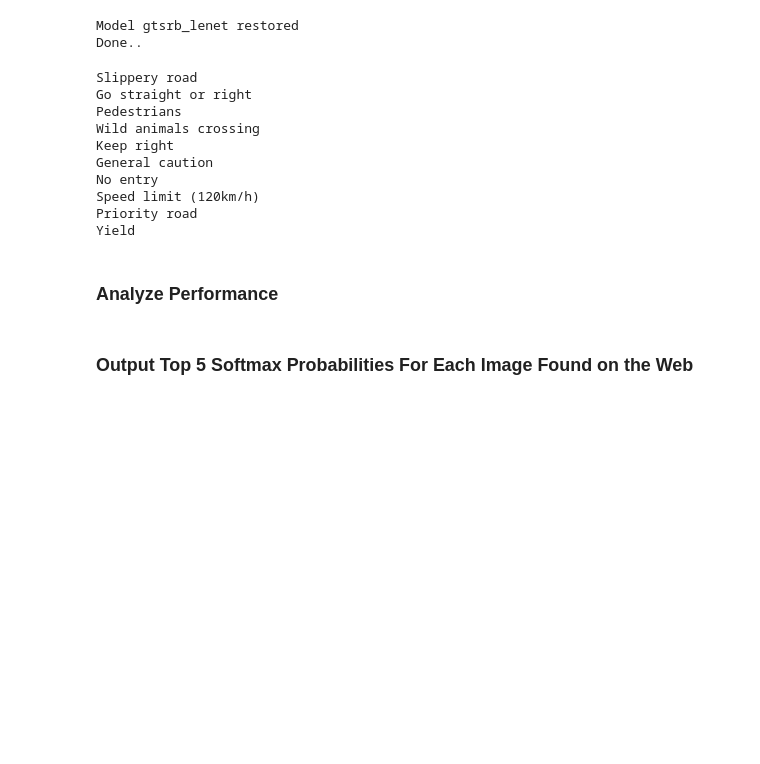
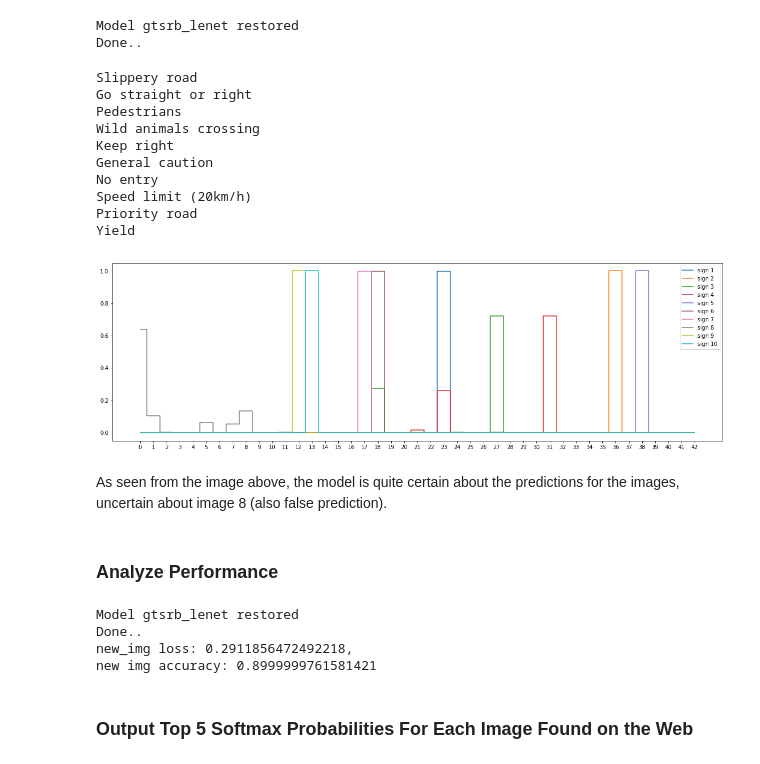
Before and after one commit to selyunin/carnd_t1_p2, a Jupyter notebook: Traffic_Sign_Classifier.ipynb, the cells around one changed output. Cells and saved outputs as stored; diff of their text form; code cells hidden in the pictures; blank space fills up the shorter version.

```diff
--- a/Traffic_Sign_Classifier.ipynb
+++ b/Traffic_Sign_Classifier.ipynb
@@ -446,7 +477,7 @@ def LeNet_gtsrb(x):
 
     conv_l2_dropout = tf.nn.dropout(conv_l2_pooling, keep_prob)
 
-    # Layer 2: Convolutional. Input = 5x5x64. Output = 4x4x128.
+    # Layer 3: Convolutional. Input = 5x5x64. Output = 4x4x128.
     conv_l3_in_depth = 64
     conv_l3_out_depth = 128
     conv_l3_padding = 'VALID'
@@ -461,13 +492,17 @@ def LeNet_gtsrb(x):
     conv_l3_stride = [1,1,1,1]
     conv_l3 = tf.nn.conv2d(conv_l2_dropout, conv_l3_W, conv_l3_stride, conv_l3_padding) + conv_l3_B
 
-    conv_l3_dropout = tf.nn.dropout(conv_l3, keep_prob)
+    # Activation.
+    conv_l3_relu = tf.nn.relu(conv_l3)
+
+    conv_l3_dropout = tf.nn.dropout(conv_l3_relu, keep_prob)
+
 
     # Flatten. Input = 4x4x128. Output = 2048.
     fc_flat = flatten(conv_l3_dropout)
 
 
-    # Layer 3: Fully Connected. Input = 1600. Output = 820.
+    # Layer 3: Fully Connected. Input = 2048. Output = 820.
     fc1_W_in_dim = 2048
     fc1_W_out_dim = 820
     fc1_W = tf.Variable(tf.truncated_normal([fc1_W_in_dim, fc1_W_out_dim], mean = mu, stddev = sigma))
@@ -544,7 +579,6 @@ def evaluate(X_data, y_data):
 # %%
 with tf.Session() as sess:
     sess.run(tf.global_variables_initializer())
-#     saver.restore(sess, './gtsrb_lenet')
     num_examples = len(X_train_new)
     train_loss_history = []
     train_acc_history = []
@@ -560,7 +594,6 @@ with tf.Session() as sess:
             sess.run(training_operation, feed_dict={x: batch_x, y: batch_y, keep_prob : 0.5})
         X_valid_normalized, y_valid = shuffle(X_valid_new, Y_valid_new)
         X_train_normalized, y_train = shuffle(X_train_new, Y_train_new)
-#         validation_accuracy = evaluate(X_valid, y_valid)
         validation_loss, validation_accuracy = evaluate(X_valid_normalized, y_valid)
         valid_loss_history.append(validation_loss)
         valid_acc_history.append(validation_accuracy)
@@ -575,8 +608,9 @@ with tf.Session() as sess:
                                                                                         train_loss,
                                                                                         ))
         print()
-    saver.save(sess, './gtsrb_lenet')
-    print("Model saved")
+    model_path = "./gtsrb_lenet.ckpt"
+    save_path = saver.save(sess, model_path)
+    print("Model saved in file: %s" % save_path)
 # %% [output]
 Training...
 
@@ -617,6 +654,6 @@ plt.show()
 # %%
 with tf.Session() as sess:
-    saver.restore(sess, './gtsrb_lenet')
+    saver.restore(sess, './gtsrb_lenet.ckpt')
     test_loss, test_accuracy = evaluate(X_test_new, Y_test_new)
     print("Test Accuracy = {:.3f}".format(test_accuracy))
 # %% [output]
@@ -727,14 +764,14 @@ New traffic signs: (10, 32, 32, 3)
 ### Predict the Sign Type for Each Image
 # %%
 ### Run the predictions here and use the model to output the prediction for each image.
-
+init = tf.global_variables_initializer()
 prediction_result = None
 with tf.Session() as sess:
     # Initialize variables
     sess.run(init)
     # Restore model weights from previously saved model
-    loader = tf.train.import_meta_graph('./gtsrb_lenet.meta')
-    saver.restore(sess, './gtsrb_lenet')
+    loader = tf.train.import_meta_graph('./gtsrb_lenet.ckpt.meta')
+    saver.restore(sess, tf.train.latest_checkpoint('.'))
     print("Model gtsrb_lenet restored ")
     prediction_result = sess.run(tf.nn.softmax(logits), feed_dict={x: X_new_img, keep_prob : 1.0})
     print("Done..")
@@ -752,6 +789,6 @@ Wild animals crossing
 Keep right
 General caution
 No entry
-Speed limit (120km/h)
+Speed limit (20km/h)
 Priority road
 Yield
@@ -761,9 +795,21 @@ Yield
+# %%
+### Visualization of the softmax probabilities.
+fig = plt.figure(figsize=(20,6))
+
+ax = fig.add_subplot(1,1,1)
+for idx, predictions in enumerate(prediction_result):
+    plt.step(range(n_classes), predictions, where='mid', label="sign {}".format(idx+1))
+plt.legend()
+ax.set_xticks(range(n_classes))
+plt.show()
+# %% [output]
+[figure, added]
+# %% [markdown]
+As seen from  the image above, the model is quite certain about the predictions for the images, uncertain about  image 8 (also false prediction).
 # %% [markdown]
 ### Analyze Performance
 # %%
 ### Calculate the accuracy for these new images.
-### For example, if the model predicted 1 out of 5 signs correctly, it's 20% accurate on these new images.
-
 y_new = [
          23, #Slippery road
          36, #Go straight or right
@@ -776,5 +822,21 @@ y_new = [
          12, #Priority road
          13, #Yield
         ]
+with tf.Session() as sess:
+    # Initialize variables
+    sess.run(init)
+    # Restore model weights from previously saved model
+    loader = tf.train.import_meta_graph('gtsrb_lenet.ckpt.meta')
+    saver.restore(sess, tf.train.latest_checkpoint('.'))
+    print("Model gtsrb_lenet restored ")
+    new_img_loss, new_img_accuracy = evaluate(X_new_img, y_new)
+    print("Done..")
+
+print("new_img loss: {},\nnew img accuracy: {}".format(new_img_loss,new_img_accuracy))
+# %% [output]
+Model gtsrb_lenet restored
+Done..
+new_img loss: 0.2911856472492218,
+new img accuracy: 0.8999999761581421
 # %% [markdown]
 ### Output Top 5 Softmax Probabilities For Each Image Found on the Web
```
Also changed, not shown: parts of 18 cells of this notebook.
